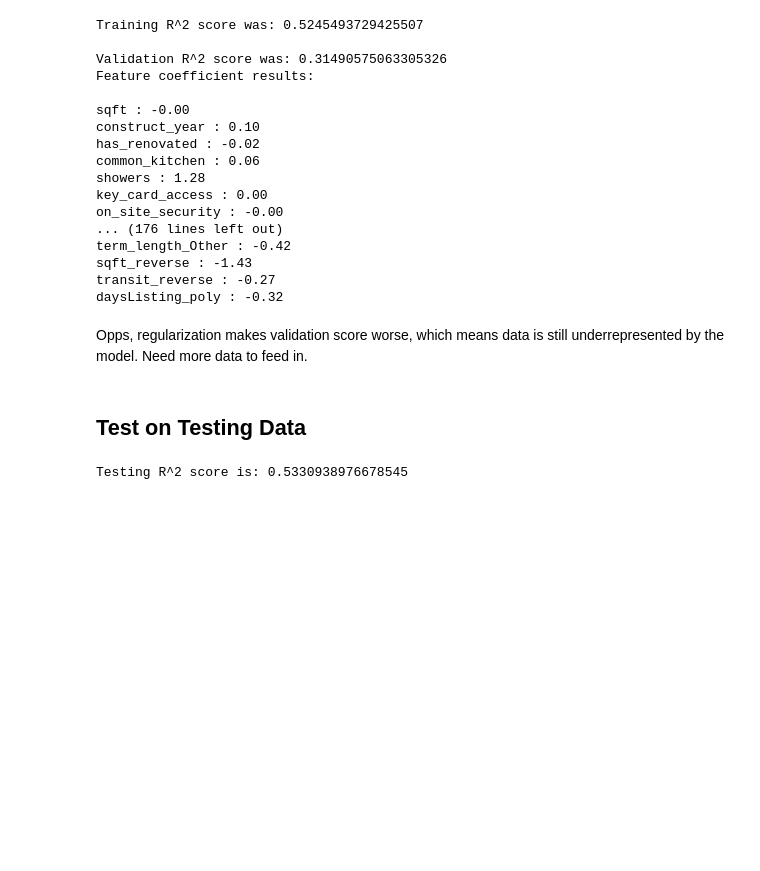
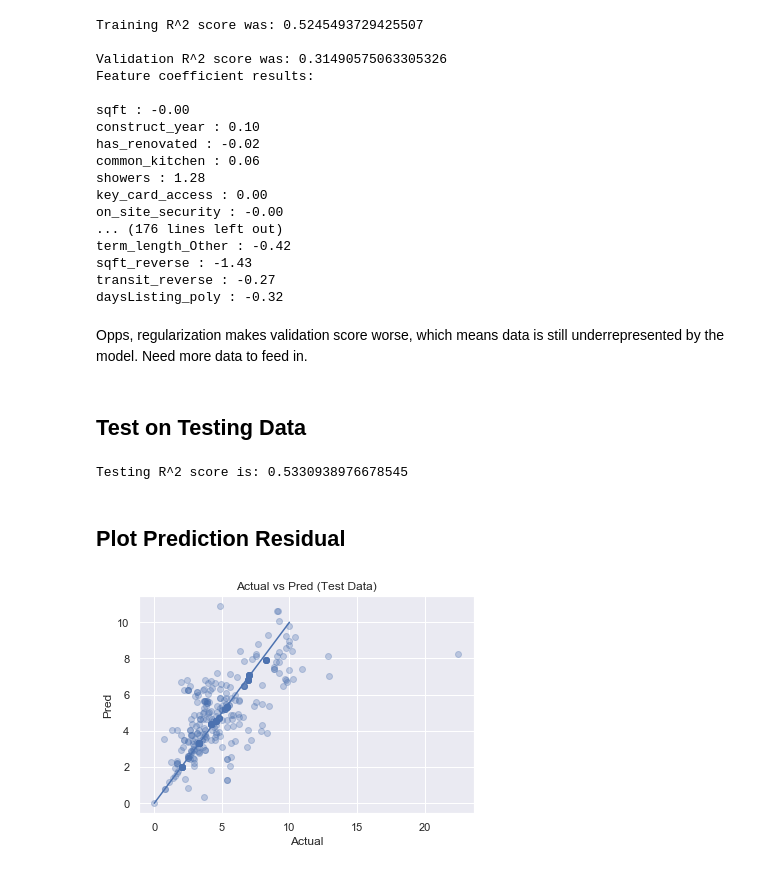
Before and after one commit to ycz-lovelife/nyc-commercial_Office_Renting, a Jupyter notebook: code/4-Modeling-and-Feature-Engineering.ipynb, the cells around one changed output. Cells and saved outputs as stored; diff of their text form; code cells hidden in the pictures; blank space fills up the shorter version.

```diff
--- a/code/4-Modeling-and-Feature-Engineering.ipynb
+++ b/code/4-Modeling-and-Feature-Engineering.ipynb
@@ -297,6 +302,7 @@ X_rest, X_test, y_rest, y_test = \
 
 numeric = ['sqft','nearby_public_transit','days_of_listing','sqft_reverse', 'transit_reverse', 'daysListing_poly']
 
+# only scale on numeric variables
 X_rest_1 = X_rest[numeric]
 X_rest_2 = X_rest.drop(columns = numeric)
 
@@ -309,15 +315,43 @@ X_test_scaled = scaler.transform(X_test_1.values)
 
 
 # fit linear regression to training data
+new_X_rest = X_rest_1.join(X_rest_2)
+new_X_test = X_test_1.join(X_test_2)
 lr_model = LinearRegression()
-lr_model.fit(X_rest_1.join(X_rest_2), y_rest)
+lr_model.fit(new_X_rest, y_rest)
 
 # score fit model on validation data
 # train_score = lr_model.score(X_train_1.join(X_train_2), y_train)
-test_score = lr_model.score(X_test_1.join(X_test_2), y_test)
+test_score = lr_model.score(new_X_test, y_test)
 
 # report results
 # print('\nTraining R^2 score was:', train_score)
 print('\nTesting R^2 score is:', test_score)
 # %% [output]
 Testing R^2 score is: 0.5330938976678545
+# %% [markdown]
+## Plot Prediction Residual
+# %%
+# define graph residual functions
+def graph_pred_vs_actual(actual,pred,data_type):
+    plt.scatter(actual,pred,alpha=.3)
+    plt.plot(np.linspace(int(min(pred)),int(max(pred)),int(max(pred))),np.linspace(int(min(pred)),int(max(pred)),int(max(pred))))
+    plt.title('Actual vs Pred ({} Data)'.format(data_type))
+    plt.xlabel('Actual')
+    plt.ylabel('Pred')
+    plt.savefig('images/pred_actual_test.png')
+    plt.show()
+
+def graph_residual(actual,residual,data_type):
+    plt.scatter(actual,residual,alpha=.3)
+    plt.plot(np.linspace(int(min(actual)),int(max(actual)),int(max(actual))),np.linspace(0,0,int(max(actual))))
+    plt.title('Actual vs Residual ({} Data)'.format(data_type))
+    plt.xlabel('Actual')
+    plt.ylabel('Residual')
+    plt.savefig('images/actual_residual_test.png')
+    plt.show()
+# %%
+# Plot predicted vs actual
+graph_pred_vs_actual(y_test,lr_model.predict(new_X_test),'Test')
+# %% [output]
+[figure, added]
```
Also changed, not shown: parts of 9 cells of this notebook, 2 other files.
